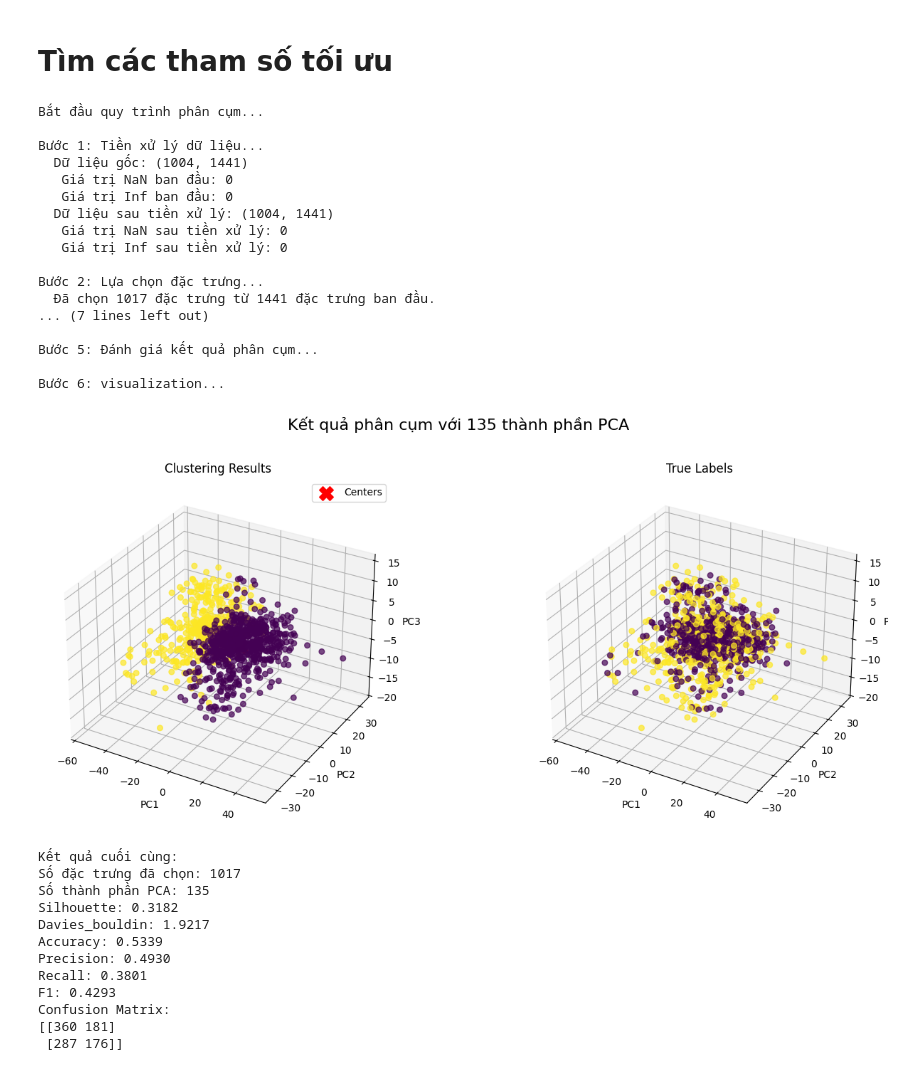
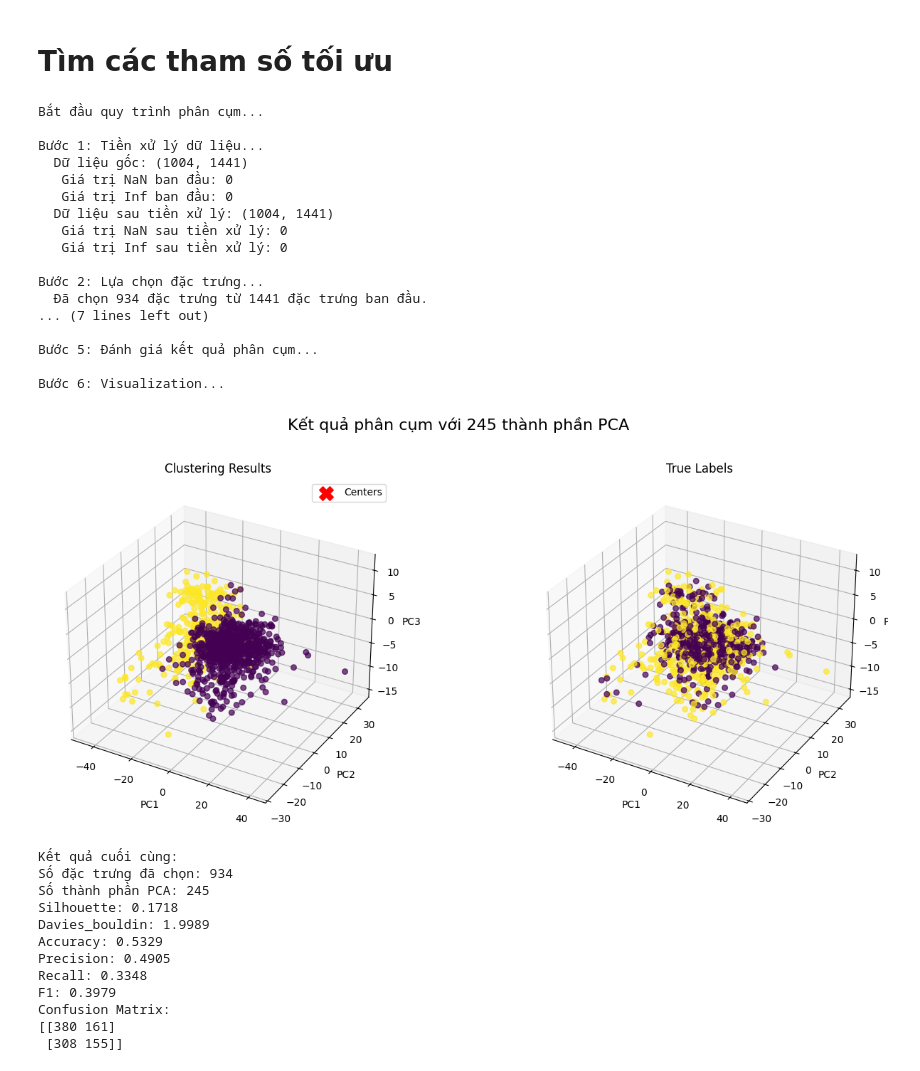
Before and after one commit to khoaoe/HCMUS-MathAI-Lab2-PCAAndClustering, a Jupyter notebook: Clustering/clustering.ipynb, the cells around one changed output. Cells and saved outputs as stored; diff of their text form; code cells hidden in the pictures.

```diff
--- a/Clustering/clustering.ipynb
+++ b/Clustering/clustering.ipynb
@@ -40,8 +40,11 @@ def silhouette_score(X, labels):
 
     D = np.zeros((n, n))
     for i in range(n):
-        D[i, i+1:] = np.sum((X[i] - X[i+1:])**2, axis=1)
-    D = D + D.T
+        for j in range(i+1, n):
+            D[i, j] = np.sum((X[i] - X[j])**2)
+            D[j, i] = D[i, j]
+
+    D = np.sqrt(D)
 
     sil = np.zeros(n)
     for label in uniq:
@@ -621,7 +770,7 @@ def clustering_pipeline(X, y=None, n_clusters=2,
                        kmeans_init_method='kmeans++',
                        kmeans_random_state=42,
                        kmeans_early_stopping_iter=10,
-                       use_agglomerative=False):
+                       algo='kmeans'):
     print("Bắt đầu quy trình phân cụm...")
 
     # Bước 1: Tiền xử lý dữ liệu
@@ -660,14 +809,19 @@ def clustering_pipeline(X, y=None, n_clusters=2,
         return None, {}, -1, X_pca, feature_mask
 
     # Bước 4: Phân cụm
-    if use_agglomerative:
-        print("\nBước 4: Phân cụm bằng Agglomerative Clustering (MST)...")
+    if algo == "gmm":
+        print("\nBước 4: Phân cụm bằng GMM...")
+        predicted_labels, centers_raw, _ = gmm_clustering(
+            X_pca,
+            n_clusters=n_clusters,
+            max_iters=kmeans_max_iters,
+            tol=kmeans_tol,
+            random_state=kmeans_random_state,
+            n_init=kmeans_n_init
+        )
+        centers_pca = centers_raw
 
-        predicted_labels = agglomerative_mst(X_pca, k=n_clusters)
-        unique_pred_labels = np.unique(predicted_labels)
-        centers_pca = np.array([np.mean(X_pca[predicted_labels == label], axis=0) for label in unique_pred_labels if np.sum(predicted_labels == label) > 0])
-
-    else:
+    elif algo == "kmeans":
         print("\nBước 4: Phân cụm bằng K-Means...")
         predicted_labels, centers_raw, _ = kmeans(
             X_pca, k=n_clusters,
@@ -676,16 +830,22 @@ def clustering_pipeline(X, y=None, n_clusters=2,
             n_init=kmeans_n_init,
             init_method=kmeans_init_method,
             random_state=kmeans_random_state,
-            early_stopping_iter=kmeans_early_stopping_iter
+            early_stopping_iter=kmeans_early_stopping_iter,
         )
         centers_pca = centers_raw
+
+    elif algo == "agglomerative":
+        print("\nStep 4: Clustering with Agglomerative Clustering (MST)...")
+        predicted_labels = agglomerative_mst(X_pca, k=n_clusters)
+        unique_pred_labels = np.unique(predicted_labels)
+        centers_pca = np.array([np.mean(X_pca[predicted_labels == label], axis=0) for label in unique_pred_labels if np.sum(predicted_labels == label) > 0])
 
     # Bước 5: Đánh giá kết quả
     print("\nBước 5: Đánh giá kết quả phân cụm...")
     final_metrics, matched_labels = evaluate_clustering(X_pca, predicted_labels, y)
 
     # Bước 6: Trực quan hóa kết quả
-    print("\nBước 6: visualization...")
+    print("\nBước 6: Visualization...")
     labels_for_viz = matched_labels if y is not None else predicted_labels
     visualization(X_pca, labels_for_viz, y,
                   title=f"Kết quả phân cụm với {n_pca_components} thành phần PCA",
@@ -744,42 +905,43 @@ y_numeric = np.where(y == 'Cancer', 1, 0)
 # %%
 final_labels, final_metrics, num_pca_components, X_pca_data, selected_feature_mask = clustering_pipeline(
     X,
     y=y_numeric,
     n_clusters=2,
     variance_threshold_quantile=0.1,
-    correlation_threshold=0.95,
-    pca_variance_explained_threshold=0.80,
+    correlation_threshold=0.85,
+    pca_variance_explained_threshold=0.9,
     kmeans_n_init=20,
-    kmeans_random_state=123
+    kmeans_random_state=123,
+    algo="kmeans"
 )
 # %% [output]
 Bắt đầu quy trình phân cụm...
 
 Bước 1: Tiền xử lý dữ liệu...
   Dữ liệu gốc: (1004, 1441)
    Giá trị NaN ban đầu: 0
    Giá trị Inf ban đầu: 0
   Dữ liệu sau tiền xử lý: (1004, 1441)
    Giá trị NaN sau tiền xử lý: 0
    Giá trị Inf sau tiền xử lý: 0
 
 Bước 2: Lựa chọn đặc trưng...
-  Đã chọn 1017 đặc trưng từ 1441 đặc trưng ban đầu.
+  Đã chọn 934 đặc trưng từ 1441 đặc trưng ban đầu.
 ... (7 lines left out)
 
 Bước 5: Đánh giá kết quả phân cụm...
 
-Bước 6: visualization...
+Bước 6: Visualization...
-[figure, old version]
+[figure, new version]
 Kết quả cuối cùng:
-Số đặc trưng đã chọn: 1017
-Số thành phần PCA: 135
-Silhouette: 0.3182
-Davies_bouldin: 1.9217
-Accuracy: 0.5339
-Precision: 0.4930
-Recall: 0.3801
-F1: 0.4293
+Số đặc trưng đã chọn: 934
+Số thành phần PCA: 245
+Silhouette: 0.1718
+Davies_bouldin: 1.9989
+Accuracy: 0.5329
+Precision: 0.4905
+Recall: 0.3348
+F1: 0.3979
 Confusion Matrix:
-[[360 181]
- [287 176]]
+[[380 161]
+ [308 155]]
```
Also changed, not shown: parts of 7 cells of this notebook.
